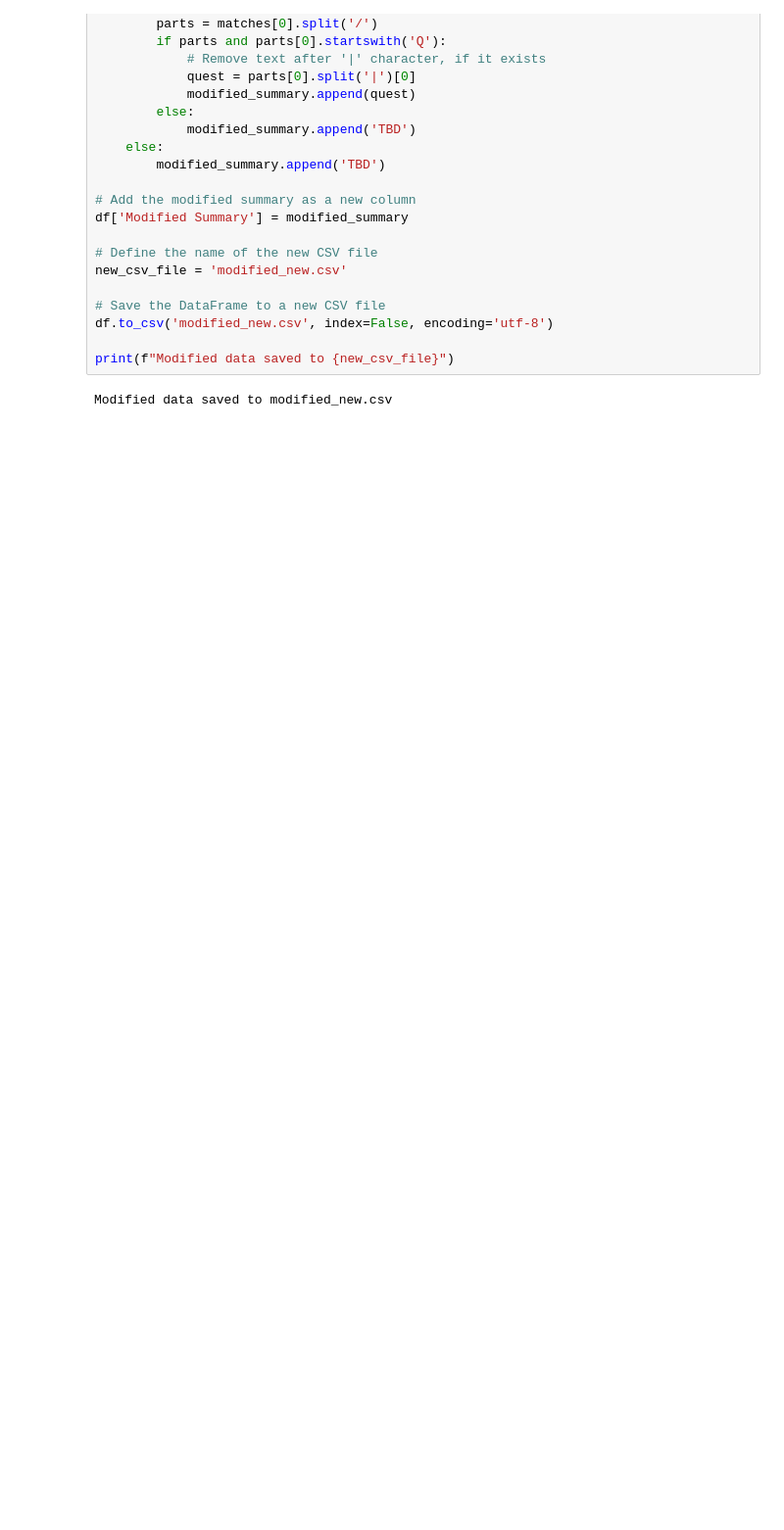
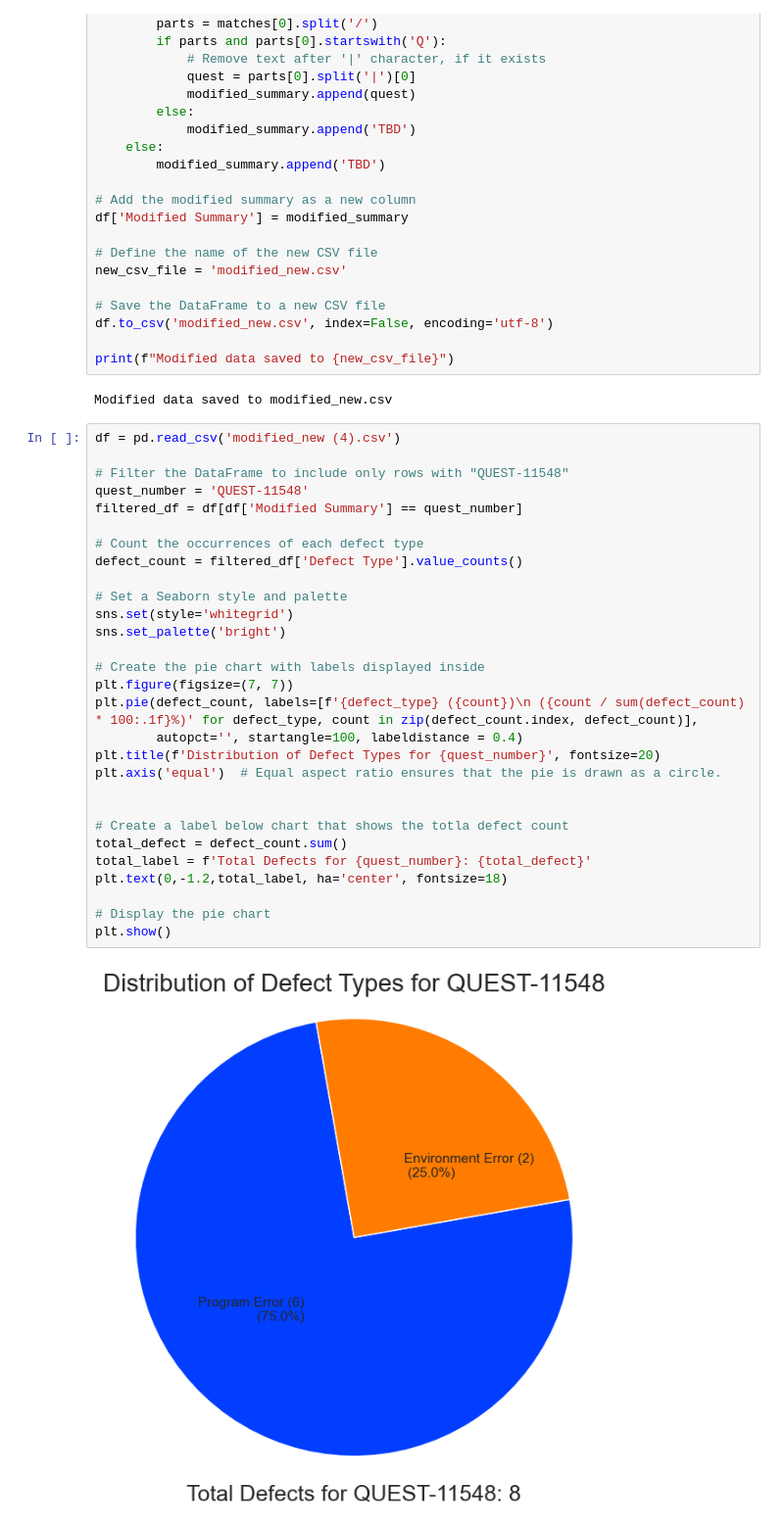
Before and after one commit to JJLee2910/Jira-Dashboard, a Jupyter notebook: Jira_Data_Cleaning_Process.ipynb, the cells around one changed output. Shown at 98% size. Saved outputs shown, nothing was run; the diff lists cells and outputs as text; blank space fills up the shorter version.

Commit message:
added more chart for testing

```diff
--- a/Jira_Data_Cleaning_Process.ipynb
+++ b/Jira_Data_Cleaning_Process.ipynb
@@ -226,3 +226,34 @@ df.to_csv('modified_new.csv', index=False, encoding='utf-8')
 print(f"Modified data saved to {new_csv_file}")
 # %% [output]
 Modified data saved to modified_new.csv
+# %%
+df = pd.read_csv('modified_new (4).csv')
+
+# Filter the DataFrame to include only rows with "QUEST-11548"
+quest_number = 'QUEST-11548'
+filtered_df = df[df['Modified Summary'] == quest_number]
+
+# Count the occurrences of each defect type
+defect_count = filtered_df['Defect Type'].value_counts()
+
+# Set a Seaborn style and palette
+sns.set(style='whitegrid')
+sns.set_palette('bright')
+
+# Create the pie chart with labels displayed inside
+plt.figure(figsize=(7, 7))
+plt.pie(defect_count, labels=[f'{defect_type} ({count})\n ({count / sum(defect_count) * 100:.1f}%)' for defect_type, count in zip(defect_count.index, defect_count)],
+        autopct='', startangle=100, labeldistance = 0.4)
+plt.title(f'Distribution of Defect Types for {quest_number}', fontsize=20)
+plt.axis('equal')  # Equal aspect ratio ensures that the pie is drawn as a circle.
+
+
+# Create a label below chart that shows the totla defect count
+total_defect = defect_count.sum()
+total_label = f'Total Defects for {quest_number}: {total_defect}'
+plt.text(0,-1.2,total_label, ha='center', fontsize=18)
+
+# Display the pie chart
+plt.show()
+# %% [output]
+[figure, added]
```
Also changed, not shown: parts of 7 cells of this notebook, 1 other file.
